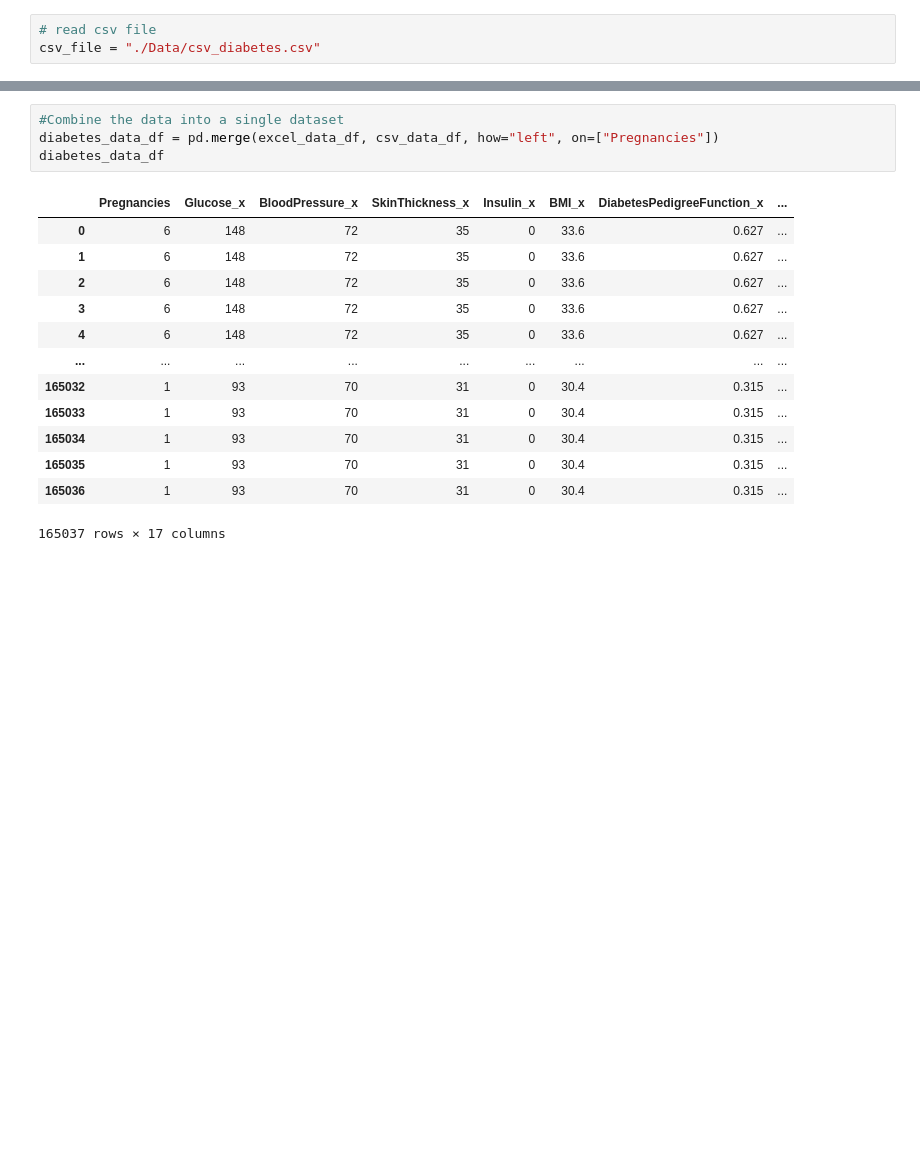
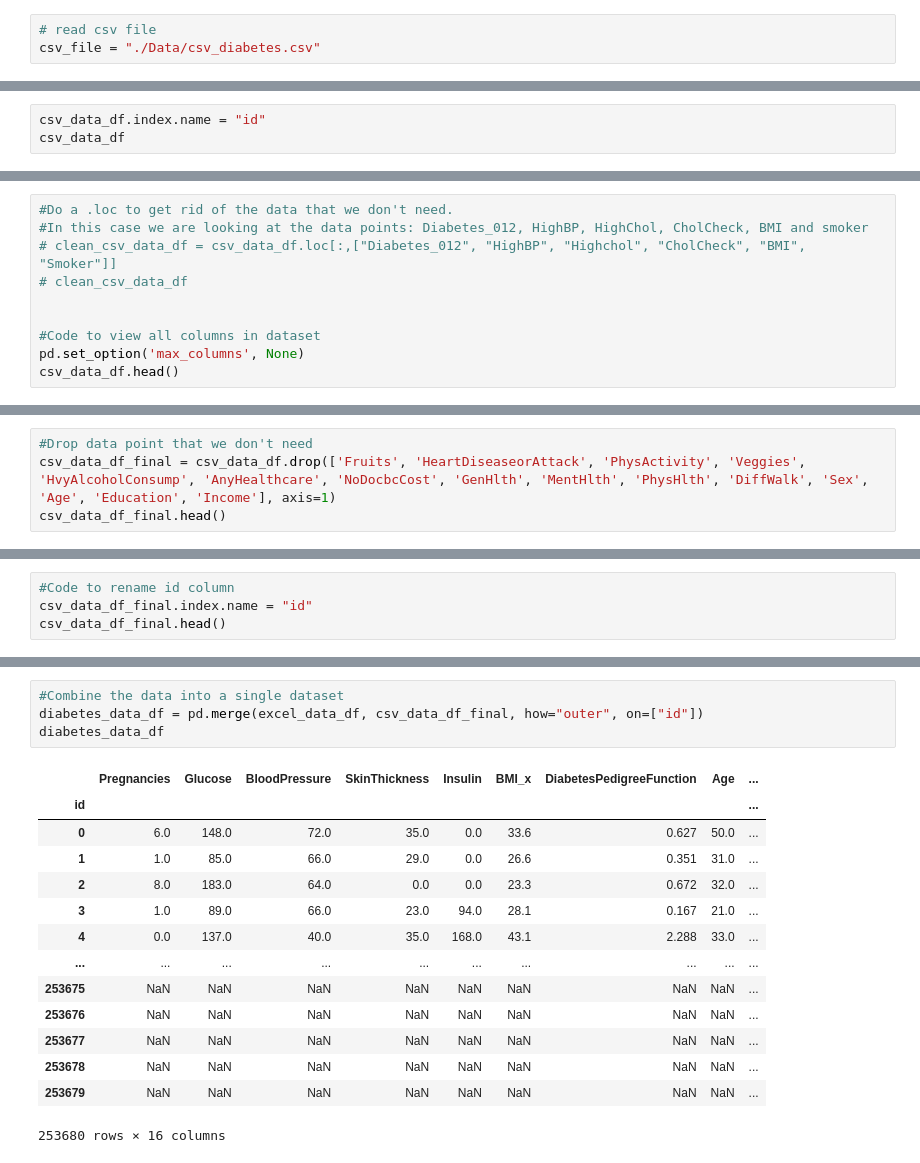
Before and after one commit to mward95/Diabetes_Extract_Transform_Load, a Jupyter notebook: Diabetes.ipynb, the cells around one changed output, grey strips where cells are left out. Drawn from its saved outputs; the diff is of its cells as text; blank space fills up the shorter version.

Commit message:
merge and cleaning

```diff
--- a/Diabetes.ipynb
+++ b/Diabetes.ipynb
@@ -36,0 +56,3 @@ csv_data_df.head()
+# %%
+csv_data_df.index.name = "id"
+csv_data_df
@@ -36,0 +74,10 @@ csv_data_df.head()
+# %%
+#Do a .loc to get rid of the data that we don't need.
+#In this case we are looking at the data points: Diabetes_012, HighBP, HighChol, CholCheck, BMI and smoker
+# clean_csv_data_df = csv_data_df.loc[:,["Diabetes_012", "HighBP", "Highchol", "CholCheck", "BMI", "Smoker"]]
+# clean_csv_data_df
+
+
+#Code to view all columns in dataset
+pd.set_option('max_columns', None)
+csv_data_df.head()
@@ -36,0 +92,4 @@ csv_data_df.head()
+# %%
+#Drop data point that we don't need
+csv_data_df_final = csv_data_df.drop(['Fruits', 'HeartDiseaseorAttack', 'PhysActivity', 'Veggies', 'HvyAlcoholConsump', 'AnyHealthcare', 'NoDocbcCost', 'GenHlth', 'MentHlth', 'PhysHlth', 'DiffWalk', 'Sex', 'Age', 'Education', 'Income'], axis=1)
+csv_data_df_final.head()
@@ -36,0 +104,4 @@ csv_data_df.head()
+# %%
+#Code to rename id column
+csv_data_df_final.index.name = "id"
+csv_data_df_final.head()
@@ -37,18 +116,19 @@ csv_data_df.head()
 # %%
 #Combine the data into a single dataset
-diabetes_data_df = pd.merge(excel_data_df, csv_data_df, how="left", on=["Pregnancies"])
+diabetes_data_df = pd.merge(excel_data_df, csv_data_df_final, how="outer", on=["id"])
 diabetes_data_df
 # %% [output]
-|  | Pregnancies | Glucose_x | BloodPressure_x | SkinThickness_x | Insulin_x | BMI_x | DiabetesPedigreeFunction_x | ... |
-| 0 | 6 | 148 | 72 | 35 | 0 | 33.6 | 0.627 | ... |
-| 1 | 6 | 148 | 72 | 35 | 0 | 33.6 | 0.627 | ... |
-| 2 | 6 | 148 | 72 | 35 | 0 | 33.6 | 0.627 | ... |
-| 3 | 6 | 148 | 72 | 35 | 0 | 33.6 | 0.627 | ... |
-| 4 | 6 | 148 | 72 | 35 | 0 | 33.6 | 0.627 | ... |
-| ... | ... | ... | ... | ... | ... | ... | ... | ... |
-| 165032 | 1 | 93 | 70 | 31 | 0 | 30.4 | 0.315 | ... |
-| 165033 | 1 | 93 | 70 | 31 | 0 | 30.4 | 0.315 | ... |
-| 165034 | 1 | 93 | 70 | 31 | 0 | 30.4 | 0.315 | ... |
-| 165035 | 1 | 93 | 70 | 31 | 0 | 30.4 | 0.315 | ... |
-| 165036 | 1 | 93 | 70 | 31 | 0 | 30.4 | 0.315 | ... |
+|  | Pregnancies | Glucose | BloodPressure | SkinThickness | Insulin | BMI_x | DiabetesPedigreeFunction | Age | ... |
+| id |  |  |  |  |  |  |  |  | ... |
+| 0 | 6.0 | 148.0 | 72.0 | 35.0 | 0.0 | 33.6 | 0.627 | 50.0 | ... |
+| 1 | 1.0 | 85.0 | 66.0 | 29.0 | 0.0 | 26.6 | 0.351 | 31.0 | ... |
+| 2 | 8.0 | 183.0 | 64.0 | 0.0 | 0.0 | 23.3 | 0.672 | 32.0 | ... |
+| 3 | 1.0 | 89.0 | 66.0 | 23.0 | 94.0 | 28.1 | 0.167 | 21.0 | ... |
+| 4 | 0.0 | 137.0 | 40.0 | 35.0 | 168.0 | 43.1 | 2.288 | 33.0 | ... |
+| ... | ... | ... | ... | ... | ... | ... | ... | ... | ... |
+| 253675 | NaN | NaN | NaN | NaN | NaN | NaN | NaN | NaN | ... |
+| 253676 | NaN | NaN | NaN | NaN | NaN | NaN | NaN | NaN | ... |
+| 253677 | NaN | NaN | NaN | NaN | NaN | NaN | NaN | NaN | ... |
+| 253678 | NaN | NaN | NaN | NaN | NaN | NaN | NaN | NaN | ... |
+| 253679 | NaN | NaN | NaN | NaN | NaN | NaN | NaN | NaN | ... |
-165037 rows × 17 columns
+253680 rows × 16 columns
```
Also changed, not shown: parts of 10 cells of this notebook, 3 other files.
